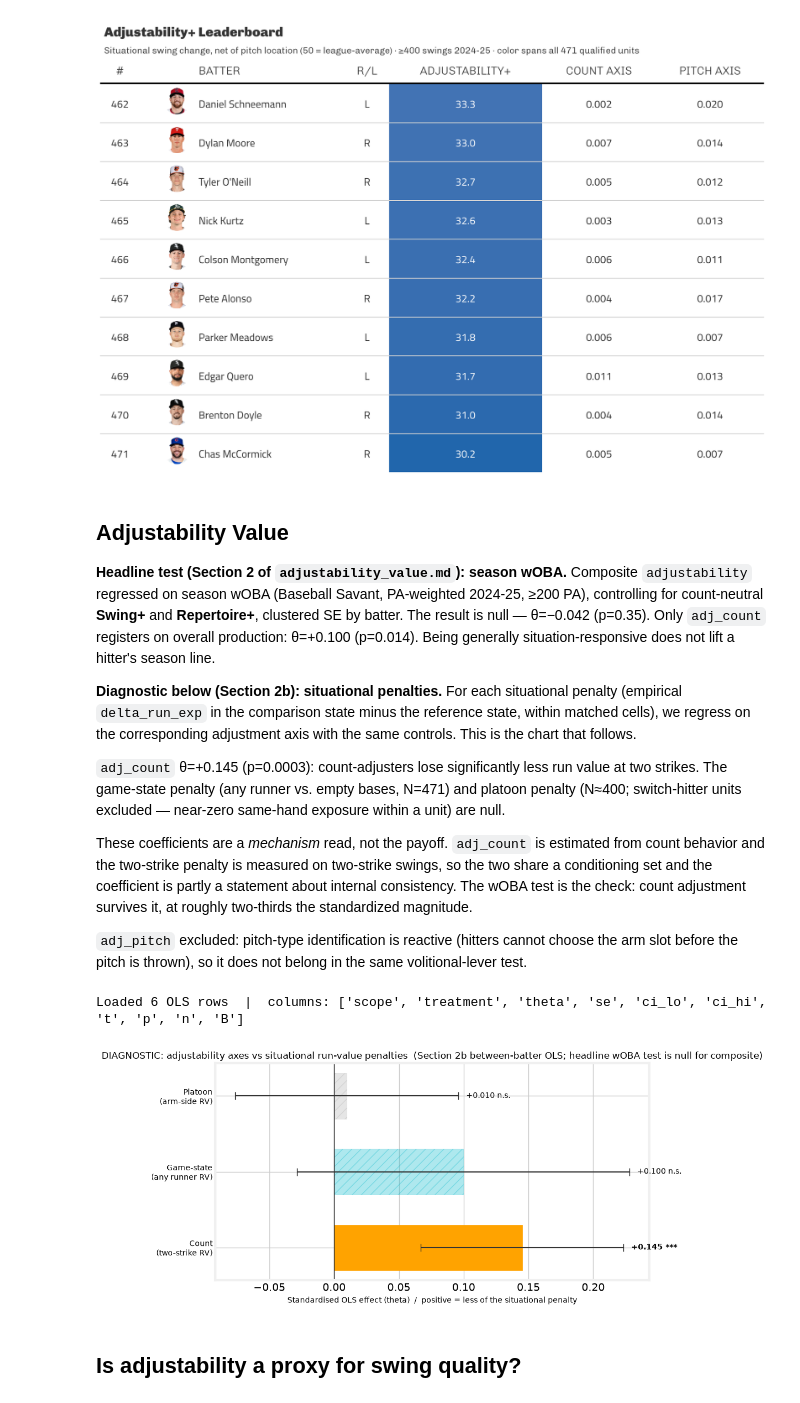
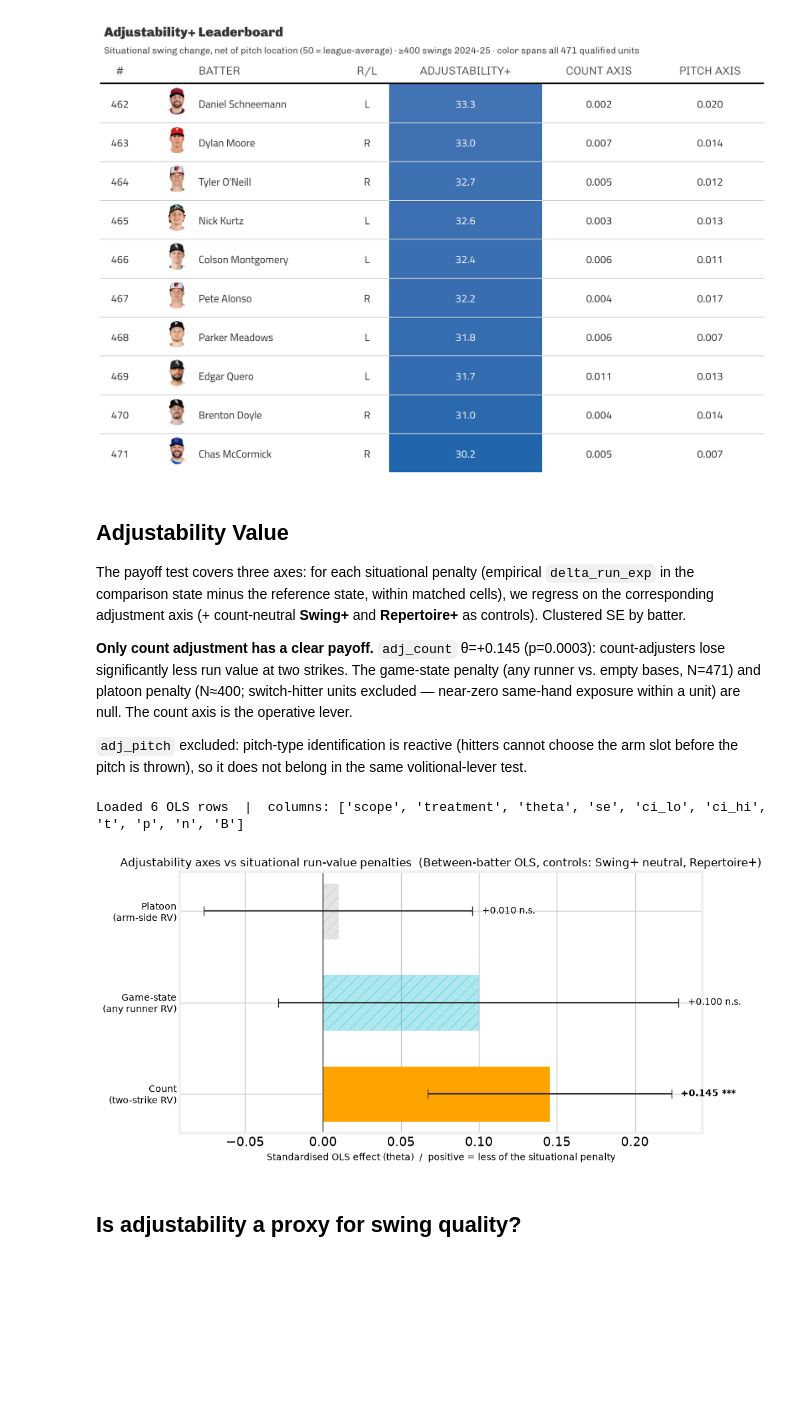
Before and after one commit to theoauyeung/swing_repetoire, a Jupyter notebook: src/adjustability_results.ipynb, the cells around one changed output. Saved outputs shown, nothing was run; the diff lists cells and outputs as text; code cells hidden in the pictures; blank space fills up the shorter version.

```diff
--- a/src/adjustability_results.ipynb
+++ b/src/adjustability_results.ipynb
@@ -126,13 +126,9 @@ for png in ['adjustability_leaderboard_gt.png', 'adjustability_bottom_gt.png']:
 # %% [markdown]
 ## Adjustability Value
 
-**Headline test (Section 2 of `adjustability_value.md`): season wOBA.** Composite `adjustability` regressed on season wOBA (Baseball Savant, PA-weighted 2024-25, ≥200 PA), controlling for count-neutral **Swing+** and **Repertoire+**, clustered SE by batter. The result is null — θ=−0.042 (p=0.35). Only `adj_count` registers on overall production: θ=+0.100 (p=0.014). Being generally situation-responsive does not lift a hitter's season line.
+The payoff test covers three axes: for each situational penalty (empirical `delta_run_exp` in the comparison state minus the reference state, within matched cells), we regress on the corresponding adjustment axis (+ count-neutral **Swing+** and **Repertoire+** as controls). Clustered SE by batter.
 
-**Diagnostic below (Section 2b): situational penalties.** For each situational penalty (empirical `delta_run_exp` in the comparison state minus the reference state, within matched cells), we regress on the corresponding adjustment axis with the same controls. This is the chart that follows.
-
-`adj_count` θ=+0.145 (p=0.0003): count-adjusters lose significantly less run value at two strikes. The game-state penalty (any runner vs. empty bases, N=471) and platoon penalty (N≈400; switch-hitter units excluded — near-zero same-hand exposure within a unit) are null.
-
-These coefficients are a *mechanism* read, not the payoff. `adj_count` is estimated from count behavior and the two-strike penalty is measured on two-strike swings, so the two share a conditioning set and the coefficient is partly a statement about internal consistency. The wOBA test is the check: count adjustment survives it, at roughly two-thirds the standardized magnitude.
+**Only count adjustment has a clear payoff.** `adj_count` θ=+0.145 (p=0.0003): count-adjusters lose significantly less run value at two strikes. The game-state penalty (any runner vs. empty bases, N=471) and platoon penalty (N≈400; switch-hitter units excluded — near-zero same-hand exposure within a unit) are null. The count axis is the operative lever.
 
 `adj_pitch` excluded: pitch-type identification is reactive (hitters cannot choose the arm slot before the pitch is thrown), so it does not belong in the same volitional-lever test.
 # %%
@@ -144,11 +140,6 @@ import matplotlib.pyplot as plt
 
 def load_ols():
     text = (ROOT / "results" / "adjustability_value.md").read_text(encoding="utf-8")
-    # Anchor to Section 2b (penalty OLS diagnostic) — skip the wOBA headline table
-    marker = "## Section 2b"
-    idx = text.find(marker)
-    if idx >= 0:
-        text = text[idx:]
     lines = [l for l in text.splitlines() if l.startswith("|")]
     if not lines:
         return pd.DataFrame()
@@ -189,36 +180,36 @@ with plt.style.context(FT):
         if row.empty:
             print(f"  missing: scope={scope}")
             continue
         b  = float(row.iloc[0]["theta"])
         se = float(row.iloc[0]["se"])
         pv = float(row.iloc[0]["p"])
         sig = pv < 0.05
         ax.barh(y, b, height=0.6, color=col, alpha=1.0 if sig else 0.35,
                 edgecolor=col, hatch=None if sig else "//")
         ax.errorbar(b, y, xerr=1.96 * se, color="#333", lw=1.5, capsize=5, zorder=3)
         label_x = max(b + 1.96 * se, b - 1.96 * se)
         offset = 0.006 if b >= 0 else -0.006
         ha = "left" if b >= 0 else "right"
         ax.text(label_x + offset, y, f"{b:+.3f} {stars(pv)}",
                 va="center", ha=ha, fontsize=10,
                 fontweight="bold" if sig else "normal")
     ax.axvline(0, color="#333", lw=1)
     ax.set_yticks(range(len(SCOPE_SPEC)))
     ax.set_yticklabels([s[2] for s in SCOPE_SPEC], fontsize=10)
     ax.set_xlabel(
         "Standardised OLS effect (theta)  /  positive = less of the situational penalty",
         fontsize=10)
     ax.set_title(
-        "DIAGNOSTIC: adjustability axes vs situational run-value penalties  "
-        "(Section 2b between-batter OLS; headline wOBA test is null for composite)",
+        "Adjustability axes vs situational run-value penalties  "
+        "(Between-batter OLS, controls: Swing+ neutral, Repertoire+)",
         fontsize=12,
     )
     fig.tight_layout()
     fig.savefig(plot_path("adjustability_payoff_coeffs.png"), dpi=130)
     plt.show()
 # %% [output]
 Loaded 6 OLS rows  |  columns: ['scope', 'treatment', 'theta', 'se', 'ci_lo', 'ci_hi', 't', 'p', 'n', 'B']
-[figure, old version]
+[figure, new version]
 # %% [markdown]
 ## Is adjustability a proxy for swing quality?
 # %%
```
Also changed, not shown: 9 other files.
